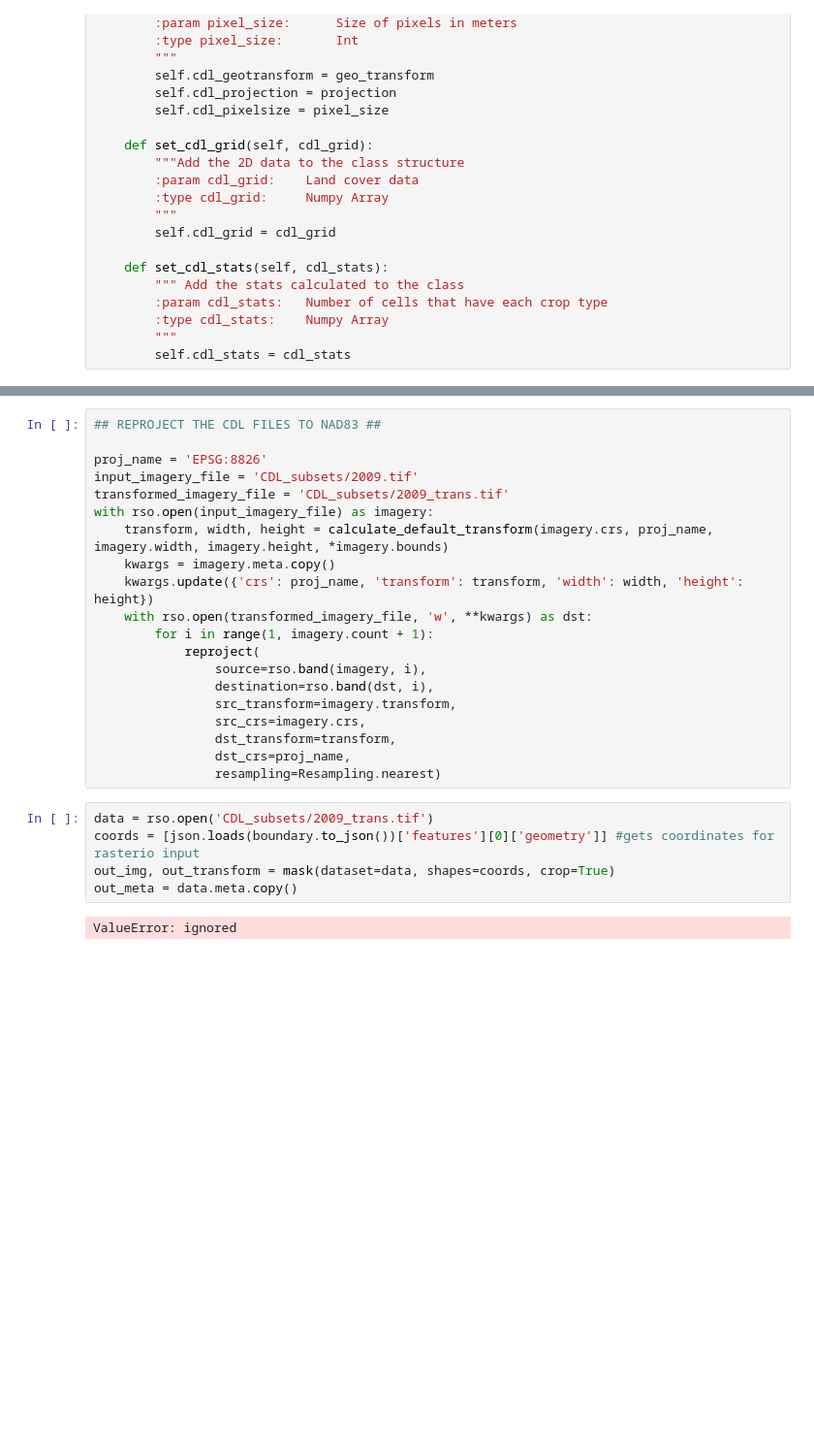
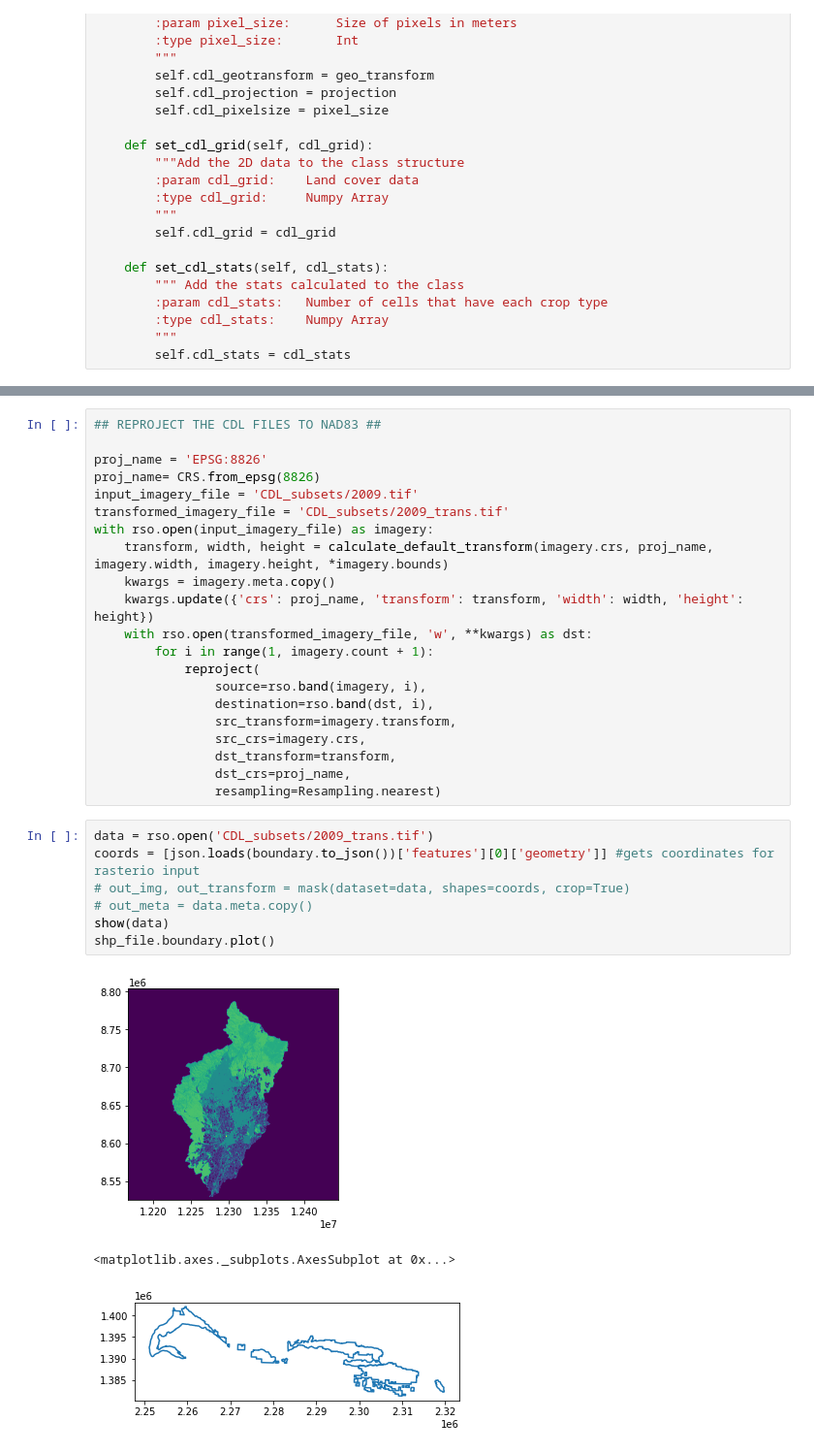
Before and after one commit to bridgetmarie24/pod_pou_lulcc, a Jupyter notebook: subset_LULCC.ipynb, the cells around one changed output, grey strips where cells are left out. Shown at 97% size. Drawn from its saved outputs; the diff is of its cells as text; blank space fills up the shorter version.

Commit message:
transform crs

```diff
--- a/subset_LULCC.ipynb
+++ b/subset_LULCC.ipynb
@@ -116,6 +118,7 @@ shp_file.boundary.plot()
 ## REPROJECT THE CDL FILES TO NAD83 ##
 
 proj_name = 'EPSG:8826'
+proj_name= CRS.from_epsg(8826)
 input_imagery_file = 'CDL_subsets/2009.tif'
 transformed_imagery_file = 'CDL_subsets/2009_trans.tif'
 with rso.open(input_imagery_file) as imagery:
@@ -135,7 +138,11 @@ with rso.open(input_imagery_file) as imagery:
 # %%
 data = rso.open('CDL_subsets/2009_trans.tif')
 coords = [json.loads(boundary.to_json())['features'][0]['geometry']] #gets coordinates for rasterio input
-out_img, out_transform = mask(dataset=data, shapes=coords, crop=True)
-out_meta = data.meta.copy()
+# out_img, out_transform = mask(dataset=data, shapes=coords, crop=True)
+# out_meta = data.meta.copy()
+show(data)
+shp_file.boundary.plot()
 # %% [output]
+[figure, added]
-ValueError: ignored
+<matplotlib.axes._subplots.AxesSubplot at 0x...>
+[figure, added]
```
Also changed, not shown: parts of 3 cells of this notebook.
